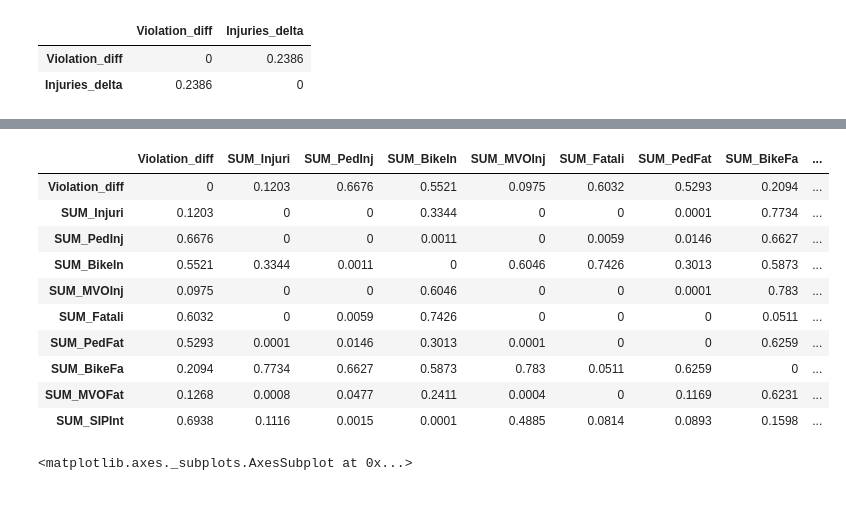
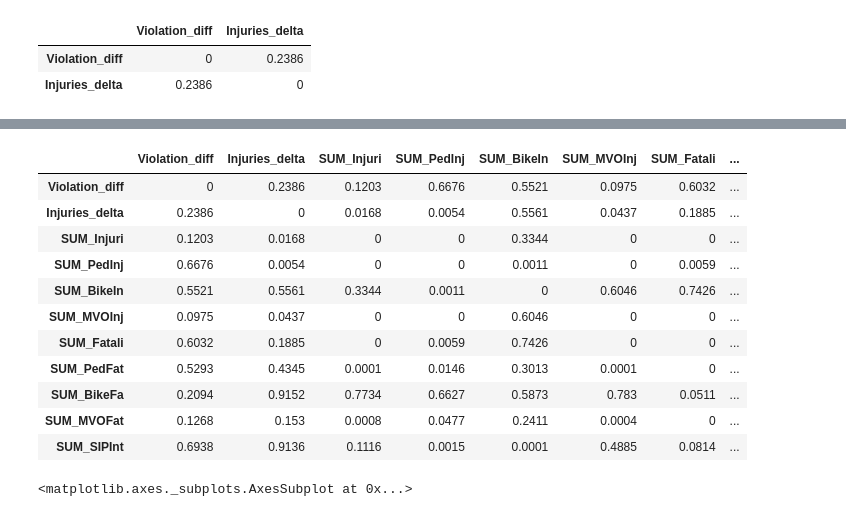
Before and after one commit to maitagorri/vzny-external, a Jupyter notebook: TDI Challenge -- P.3 VZNY.ipynb, the cells around one changed output, grey strips where cells are left out. Cells and saved outputs as stored; diff of their text form; code cells hidden in the pictures.

```diff
--- a/TDI Challenge -- P.3 VZNY.ipynb
+++ b/TDI Challenge -- P.3 VZNY.ipynb
@@ -112,15 +118,16 @@ fatalities[fatalities.BikeFatali==1].plot(ax=ax, marker='o', color='red', marker
 # %%
-# see if the overall sum of injuries/fatalities is somehow related to the difference in parking violations
-calculate_pvalues(precinctsViol[['Violation_diff']+[k for k in precinctsViol.keys() if 'SUM' in k and ('In' in k or 'Fa' in k)]])
+# see if the overall sum of injuries/fatalities is somehow related to the difference in parking violations -- pvalues
+calculate_pvalues(precinctsViolInj[['Violation_diff','Injuries_delta']+[k for k in precinctsViolInj.keys() if 'SUM' in k and ('In' in k or 'Fa' in k)]])
 # %% [output]
-|  | Violation_diff | SUM_Injuri | SUM_PedInj | SUM_BikeIn | SUM_MVOInj | SUM_Fatali | SUM_PedFat | SUM_BikeFa | ... |
-| Violation_diff | 0 | 0.1203 | 0.6676 | 0.5521 | 0.0975 | 0.6032 | 0.5293 | 0.2094 | ... |
-| SUM_Injuri | 0.1203 | 0 | 0 | 0.3344 | 0 | 0 | 0.0001 | 0.7734 | ... |
-| SUM_PedInj | 0.6676 | 0 | 0 | 0.0011 | 0 | 0.0059 | 0.0146 | 0.6627 | ... |
-| SUM_BikeIn | 0.5521 | 0.3344 | 0.0011 | 0 | 0.6046 | 0.7426 | 0.3013 | 0.5873 | ... |
-| SUM_MVOInj | 0.0975 | 0 | 0 | 0.6046 | 0 | 0 | 0.0001 | 0.783 | ... |
-| SUM_Fatali | 0.6032 | 0 | 0.0059 | 0.7426 | 0 | 0 | 0 | 0.0511 | ... |
-| SUM_PedFat | 0.5293 | 0.0001 | 0.0146 | 0.3013 | 0.0001 | 0 | 0 | 0.6259 | ... |
-| SUM_BikeFa | 0.2094 | 0.7734 | 0.6627 | 0.5873 | 0.783 | 0.0511 | 0.6259 | 0 | ... |
-| SUM_MVOFat | 0.1268 | 0.0008 | 0.0477 | 0.2411 | 0.0004 | 0 | 0.1169 | 0.6231 | ... |
-| SUM_SIPInt | 0.6938 | 0.1116 | 0.0015 | 0.0001 | 0.4885 | 0.0814 | 0.0893 | 0.1598 | ... |
+|  | Violation_diff | Injuries_delta | SUM_Injuri | SUM_PedInj | SUM_BikeIn | SUM_MVOInj | SUM_Fatali | ... |
+| Violation_diff | 0 | 0.2386 | 0.1203 | 0.6676 | 0.5521 | 0.0975 | 0.6032 | ... |
+| Injuries_delta | 0.2386 | 0 | 0.0168 | 0.0054 | 0.5561 | 0.0437 | 0.1885 | ... |
+| SUM_Injuri | 0.1203 | 0.0168 | 0 | 0 | 0.3344 | 0 | 0 | ... |
+| SUM_PedInj | 0.6676 | 0.0054 | 0 | 0 | 0.0011 | 0 | 0.0059 | ... |
+| SUM_BikeIn | 0.5521 | 0.5561 | 0.3344 | 0.0011 | 0 | 0.6046 | 0.7426 | ... |
+| SUM_MVOInj | 0.0975 | 0.0437 | 0 | 0 | 0.6046 | 0 | 0 | ... |
+| SUM_Fatali | 0.6032 | 0.1885 | 0 | 0.0059 | 0.7426 | 0 | 0 | ... |
+| SUM_PedFat | 0.5293 | 0.4345 | 0.0001 | 0.0146 | 0.3013 | 0.0001 | 0 | ... |
+| SUM_BikeFa | 0.2094 | 0.9152 | 0.7734 | 0.6627 | 0.5873 | 0.783 | 0.0511 | ... |
+| SUM_MVOFat | 0.1268 | 0.153 | 0.0008 | 0.0477 | 0.2411 | 0.0004 | 0 | ... |
+| SUM_SIPInt | 0.6938 | 0.9136 | 0.1116 | 0.0015 | 0.0001 | 0.4885 | 0.0814 | ... |
```
Also changed, not shown: parts of 22 cells of this notebook.
